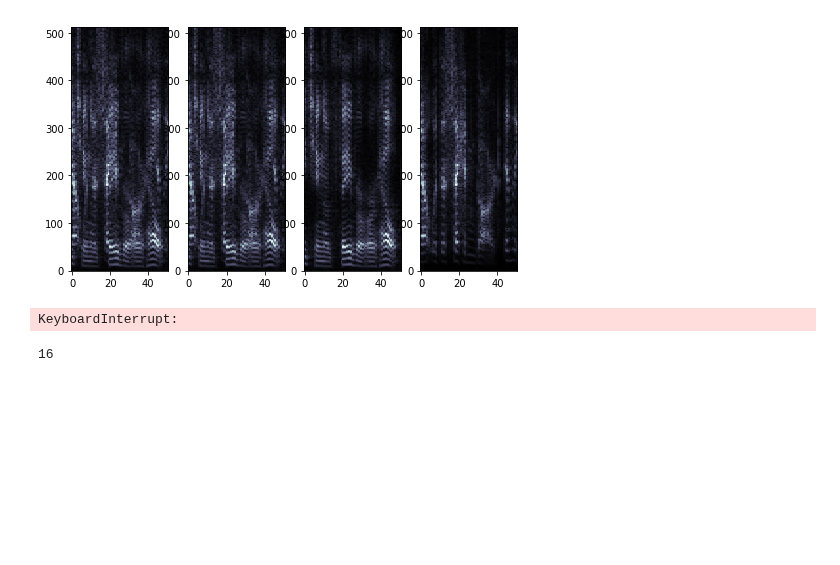
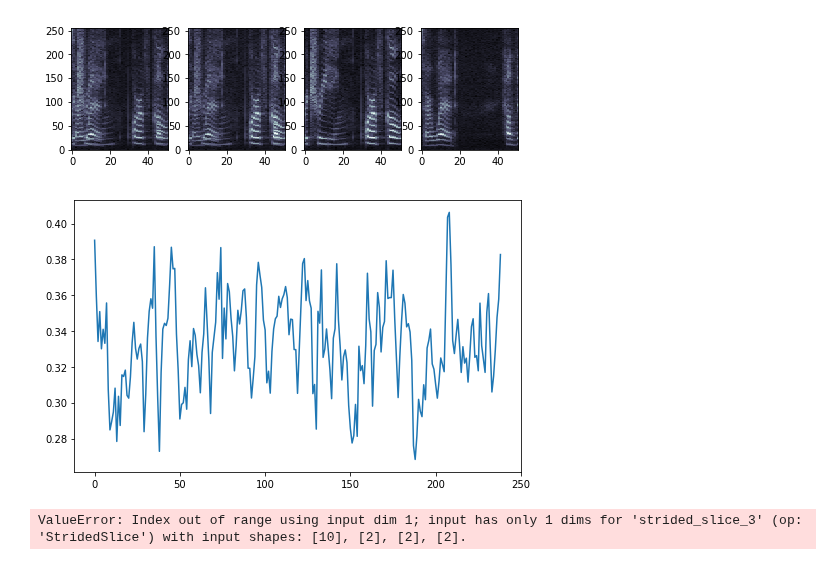
Before and after one commit to Lab41/Magnolia, a Jupyter notebook: sandbox/pit-demo/pitter-patter.ipynb, the cells around one changed output. Saved outputs shown, nothing was run; the diff lists cells and outputs as text; code cells hidden in the pictures; blank space fills up the shorter version.

```diff
--- a/sandbox/pit-demo/pitter-patter.ipynb
+++ b/sandbox/pit-demo/pitter-patter.ipynb
@@ -172,0 +186,11 @@ data_batches = batcher(mixed_features, batch_size)
+# %%
+tf.reset_default_graph()
+
+features = tf.placeholder(tf.float32, (None, num_steps, num_freq_bins))
+references = tf.placeholder(tf.float32, (None, 2, num_steps, num_freq_bins))
+
+model = PITModel(features, references, num_srcs, num_steps, num_freq_bins)
+sess = tf.Session()
+sess.run(tf.global_variables_initializer())
+
+losses = []
@@ -173,35 +205,38 @@ data_batches = batcher(mixed_features, batch_size)
 # %%
-tf.reset_default_graph()
+librispeech_dev = "/local_data/teams/magnolia/librispeech/processed_dev-clean.h5"
+librispeech_train = "/local_data/teams/magnolia/librispeech/processed_train-clean-100.h5"
 
-features = tf.placeholder(tf.float32, (None, num_steps, num_freq_bins))
-references = tf.placeholder(tf.float32, (None, 2, num_steps, num_freq_bins))
+mixed_features = FeatureMixer([librispeech_dev, librispeech_dev], shape=(num_steps, None))
+data_batches = batcher(mixed_features, batch_size)
 
-model = PITModel(features, references, num_srcs, num_steps, num_freq_bins)
-sess = tf.Session()
-sess.run(tf.global_variables_initializer())
-
-for i, batch in enumerate(islice(data_batches, 1000)):
+for i, batch in enumerate(islice(data_batches, 100000)):
     batch_features, batch_ref1, batch_ref2 = batch
+    batch_ref1_norm, batch_ref1_norm_phase = scale_spectrogram(batch_ref1)
+    batch_ref2_norm, batch_ref2_norm_phase = scale_spectrogram(batch_ref2)
+    batch_features_norm, batch_features_norm_phase = scale_spectrogram(batch_features)
     data = {
-        features: np.absolute(batch_features),
-        references: np.stack((np.abs(batch_ref1), np.abs(batch_ref2)), axis=1)
-             }
+        features: batch_features_norm,
+        references: np.stack((batch_ref1_norm, batch_ref2_norm), axis=1)
+        }
     sess.run(model.optimize, feed_dict=data)
     loss = sess.run(model.loss, feed_dict=data)
+    losses.append(loss)
     prediction = sess.run(model.predict, data)
 
     if i % 10 == 0:
         display.clear_output(wait=True)
         plt.figure(figsize=(8,5))
         plt.subplot(1,4,1); plt.imshow(np.sqrt(prediction[0,0].T), cmap='bone', origin='lower', aspect=0.25)
         plt.subplot(1,4,2); plt.imshow(np.sqrt(prediction[0,1].T), cmap='bone', origin='lower', aspect=0.25)
-        plt.subplot(1,4,3); plt.imshow(np.sqrt(np.abs(batch_ref1[0]).T), cmap='bone', origin='lower', aspect=0.25)
-        plt.subplot(1,4,4); plt.imshow(np.sqrt(np.abs(batch_ref2[0]).T), cmap='bone', origin='lower', aspect=0.25)
+        plt.subplot(1,4,3); plt.imshow(np.sqrt(batch_ref1_norm[0].T), cmap='bone', origin='lower', aspect=0.25)
+        plt.subplot(1,4,4); plt.imshow(np.sqrt(batch_ref2_norm[0].T), cmap='bone', origin='lower', aspect=0.25)
+        plt.figure(figsize=(8,5))
+        plt.plot(moving_average(losses, 15))
         plt.show()
 # %% [output]
-[figure, old version]
+[figure, new version]
-KeyboardInterrupt:
+[figure, added]
-# %%
-i
-# %% [output]
-16
+# %%
+sess.run(tf.zeros((10,))[[0,1]])
+# %% [output]
+ValueError: Index out of range using input dim 1; input has only 1 dims for 'strided_slice_3' (op: 'StridedSlice') with input shapes: [10], [2], [2], [2].
```
Also changed, not shown: parts of 5 cells of this notebook, 1 other file.
